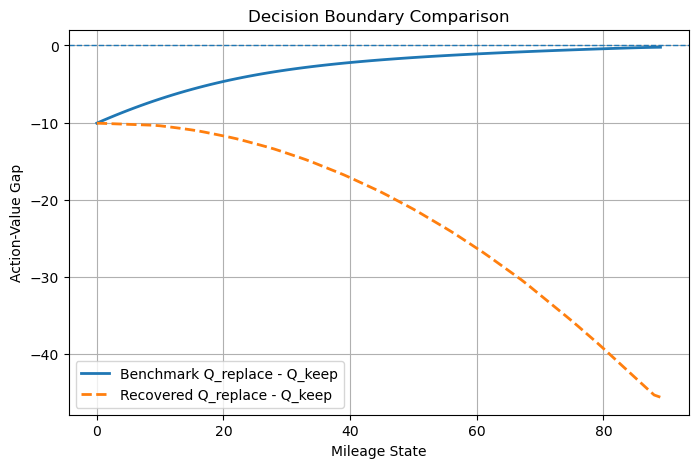
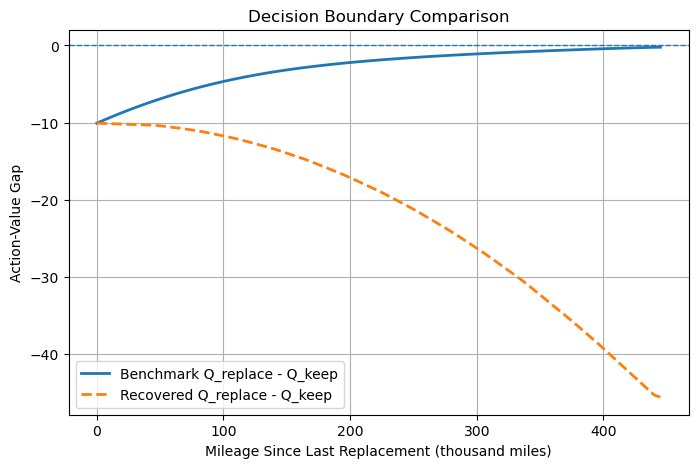
The change to this notebook cell's code, shown as a diff; its figure went from the first image to the second:
--- before
+++ after
@@ -6,21 +6,9 @@
 # 1. Construct benchmark and recovered policies
 
-Q_benchmark = np.column_stack(
-    [Q_keep, Q_replace]
-)
+Q_benchmark = np.column_stack([Q_keep, Q_replace])
+Q_recovered = np.column_stack([Q_keep_recovered, Q_replace_recovered])
 
-Q_recovered = np.column_stack(
-    [Q_keep_recovered, Q_replace_recovered]
-)
-
-benchmark_policy = np.argmax(
-    Q_benchmark,
-    axis=1
-)
-
-recovered_policy = np.argmax(
-    Q_recovered,
-    axis=1
-)
+benchmark_policy = np.argmax(Q_benchmark, axis=1)
+recovered_policy = np.argmax(Q_recovered, axis=1)
 
 # 2. State-by-state decision consistency
@@ -82,8 +70,8 @@
 
 plt.figure(figsize=(8, 5))
-plt.plot(states, benchmark_gap, linewidth=2, label="Benchmark Q_replace - Q_keep")
-plt.plot(states, recovered_gap, "--", linewidth=2, label="Recovered Q_replace - Q_keep")
+plt.plot(mileage, benchmark_gap, linewidth=2, label="Benchmark Q_replace - Q_keep")
+plt.plot(mileage, recovered_gap, "--", linewidth=2, label="Recovered Q_replace - Q_keep")
 plt.axhline(0, linestyle="--", linewidth=1)
-plt.xlabel("Mileage State")
+plt.xlabel("Mileage Since Last Replacement (thousand miles)")
 plt.ylabel("Action-Value Gap")
 plt.title("Decision Boundary Comparison")
@@ -95,10 +83,10 @@
 
 plt.figure(figsize=(8, 5))
-plt.plot(states, benchmark_policy, linewidth=2, label="Benchmark Policy")
-plt.plot(states, recovered_policy, "--", linewidth=2, label="Recovered Policy")
-plt.xlabel("Mileage State")
+plt.plot(mileage, benchmark_policy, linewidth=2, label="Benchmark Decision Rule")
+plt.plot(mileage, recovered_policy, "--", linewidth=2, label="Recovered Decision Rule")
+plt.xlabel("Mileage Since Last Replacement (thousand miles)")
 plt.ylabel("Decision")
 plt.yticks([0, 1], ["Keep", "Replace"])
-plt.title("Benchmark vs Recovered Decision Rule")
+plt.title("Benchmark vs Recovered Keep/Replace Decision")
 plt.legend()
 plt.grid(True)
@@ -109,9 +97,9 @@
 policy_difference = (benchmark_policy != recovered_policy).astype(int)
 plt.figure(figsize=(8, 5))
-plt.plot(states, policy_difference, linewidth=2)
-plt.xlabel("Mileage State")
+plt.plot(mileage, policy_difference, linewidth=2)
+plt.xlabel("Mileage Since Last Replacement (thousand miles)")
 plt.ylabel("Policy Difference")
 plt.yticks([0, 1], ["Same", "Different"])
-plt.title("State-by-State Decision Differences")
+plt.title("Mismatch Between Benchmark and Recovered Decisions")
 plt.grid(True)
 plt.show()

Commit: Refine notebook explanations and presentation figures